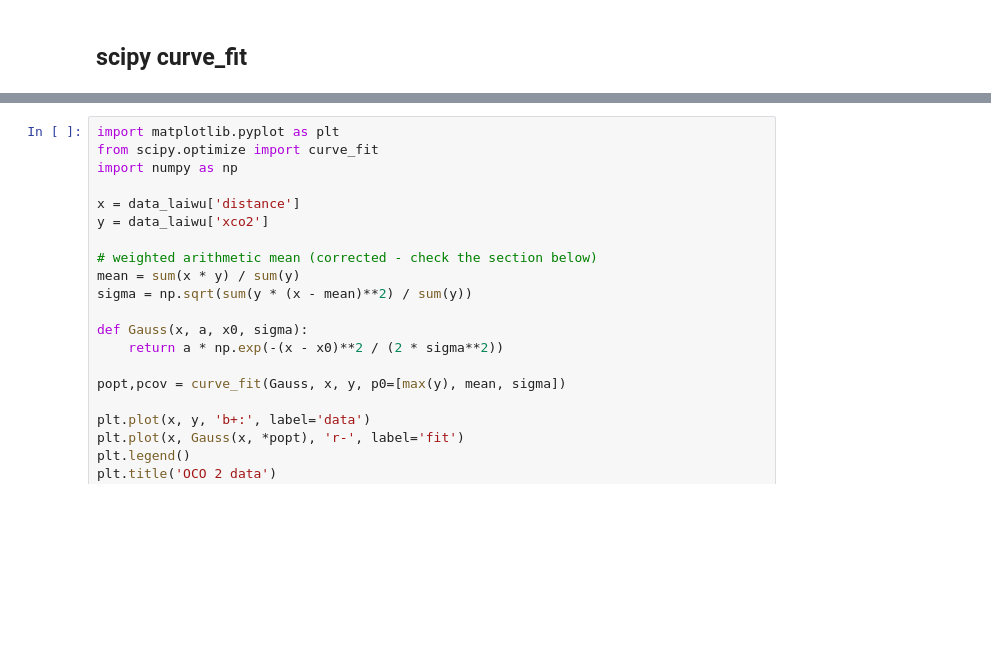
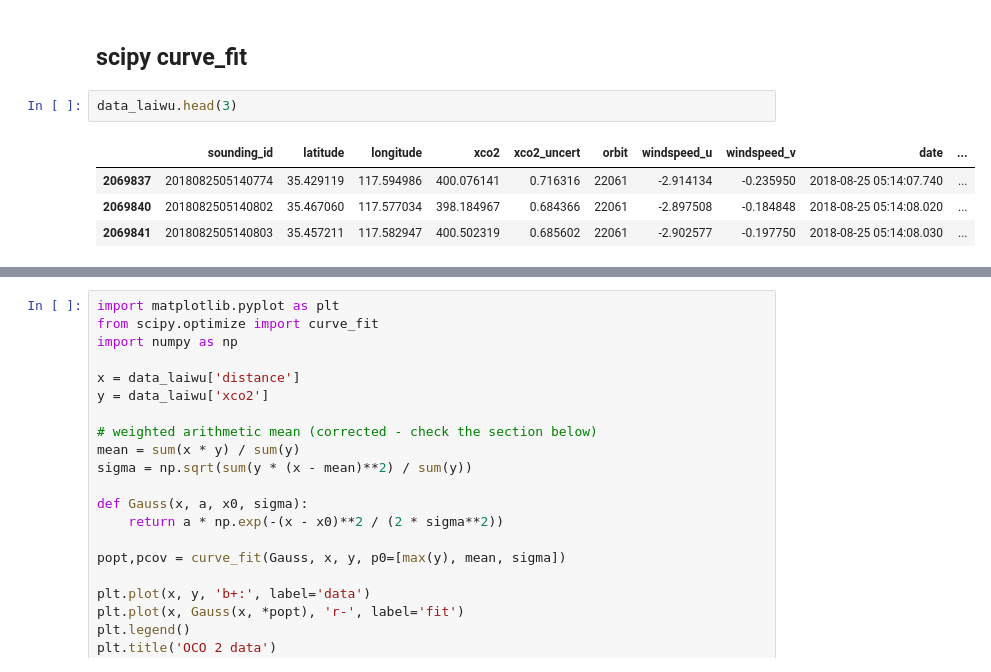
Before and after one commit to dataforgoodfr/batch7_satellite_ges, a Jupyter notebook: notebooks/Laiwu_Plume.ipynb, the cells around one changed output, grey strips where cells are left out. Drawn from its saved outputs; the diff is of its cells as text; blank space fills up the shorter version.

Commit message:
Laiwu plume analysis

```diff
--- a/notebooks/Laiwu_Plume.ipynb
+++ b/notebooks/Laiwu_Plume.ipynb
@@ -169,3 +169,10 @@ data_laiwu.plot.scatter(x='distance', y='xco2')
 # Gaussian fit
 # %% [markdown]
 ## scipy curve_fit
+# %%
+data_laiwu.head(3)
+# %% [output]
+|  | sounding_id | latitude | longitude | xco2 | xco2_uncert | orbit | windspeed_u | windspeed_v | date | ... |
+| 2069837 | 2018082505140774 | 35.429119 | 117.594986 | 400.076141 | 0.716316 | 22061 | -2.914134 | -0.235950 | 2018-08-25 05:14:07.740 | ... |
+| 2069840 | 2018082505140802 | 35.467060 | 117.577034 | 398.184967 | 0.684366 | 22061 | -2.897508 | -0.184848 | 2018-08-25 05:14:08.020 | ... |
+| 2069841 | 2018082505140803 | 35.457211 | 117.582947 | 400.502319 | 0.685602 | 22061 | -2.902577 | -0.197750 | 2018-08-25 05:14:08.030 | ... |
```
Also changed, not shown: parts of 3 cells of this notebook.
